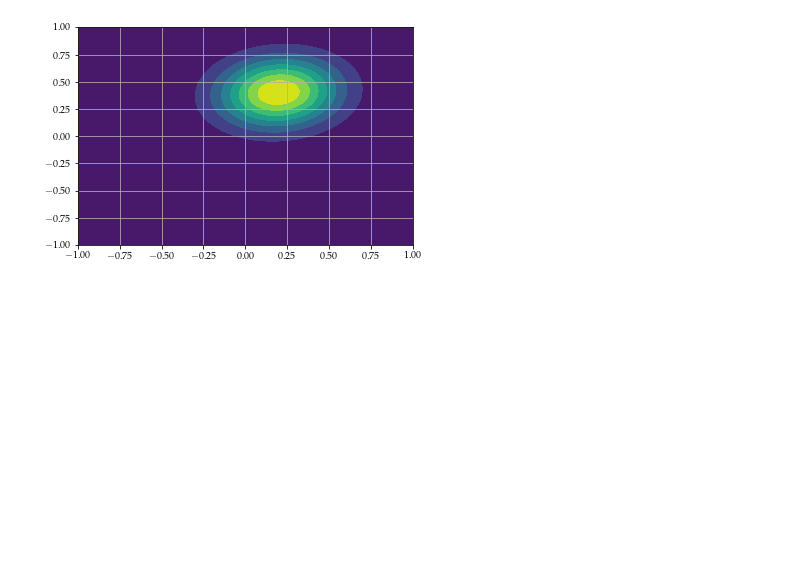
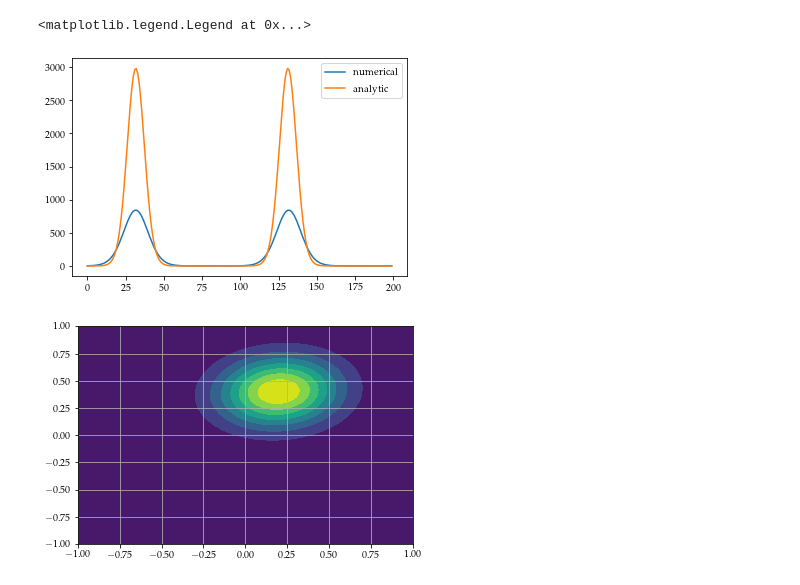
Before and after one commit to jacopok/notes, a Jupyter notebook: ap_third_semester/astrostat_homework/circular_marginalization.ipynb, the cells around one changed output. Drawn from its saved outputs; the diff is of its cells as text; code cells hidden in the pictures; blank space fills up the shorter version.

```diff
--- a/ap_third_semester/astrostat_homework/circular_marginalization.ipynb
+++ b/ap_third_semester/astrostat_homework/circular_marginalization.ipynb
@@ -64,3 +76,10 @@ def plot_both(sigma_x, sigma_y, true_A, true_phi):
+# %%
+plt.plot(i, label='numerical')
+plt.plot(m, label='analytic')
+plt.legend()
+# %% [output]
+<matplotlib.legend.Legend at 0x...>
+[figure, added]
 # %%
 %matplotlib inline
 
```
Also changed, not shown: parts of 2 cells of this notebook, 4 other files.
